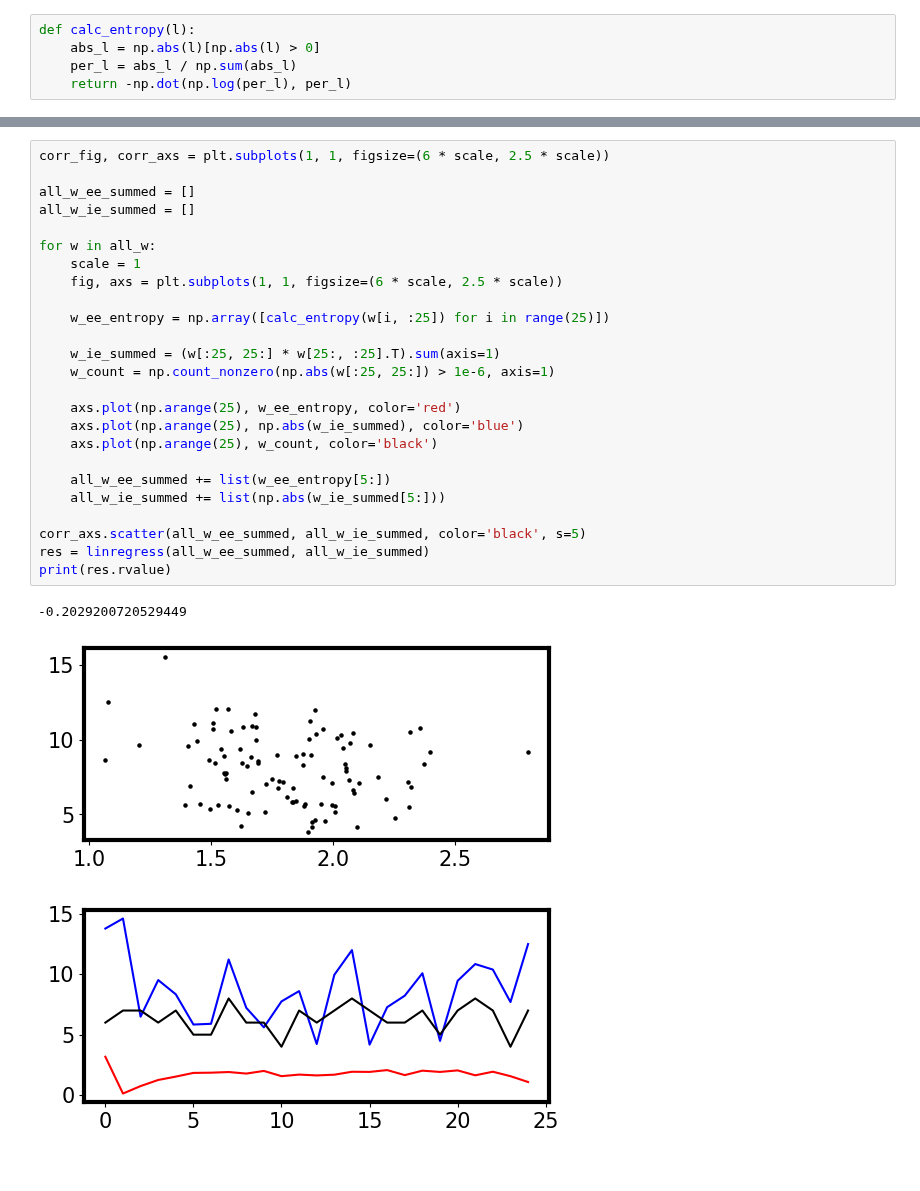
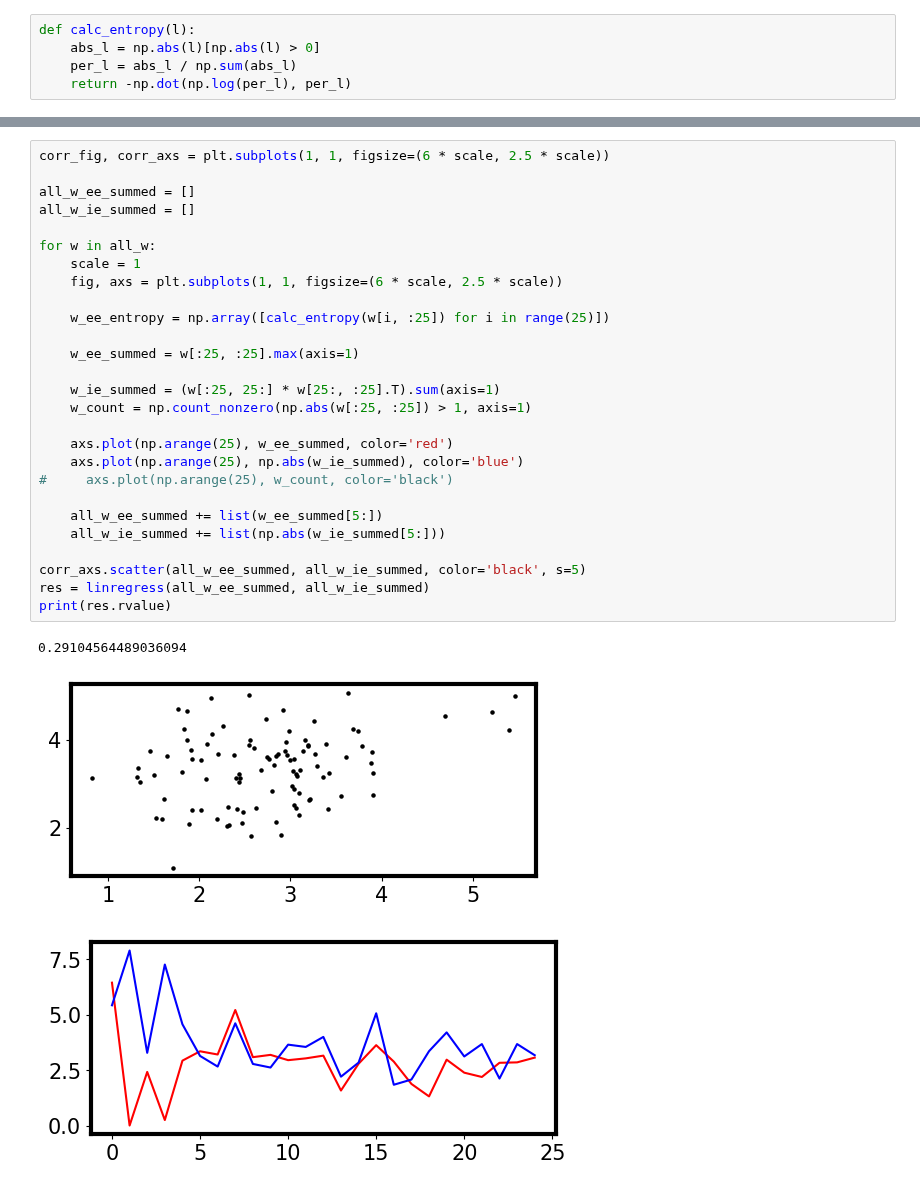
Before and after one commit to davidgbe/automated_plasticity_discovery, a Jupyter notebook: ei_shaped_weight_mat_analysis_.ipynb, the cells around one changed output, grey strips where cells are left out. Cells and saved outputs as stored; diff of their text form.

```diff
--- a/ei_shaped_weight_mat_analysis_.ipynb
+++ b/ei_shaped_weight_mat_analysis_.ipynb
@@ -50,29 +50,31 @@ all_w = [np.array(all_w.iloc[i]).reshape((weight_mat_side_len, weight_mat_side_l
 # %%
 corr_fig, corr_axs = plt.subplots(1, 1, figsize=(6 * scale, 2.5 * scale))
 
 all_w_ee_summed = []
 all_w_ie_summed = []
 
 for w in all_w:
     scale = 1
     fig, axs = plt.subplots(1, 1, figsize=(6 * scale, 2.5 * scale))
 
     w_ee_entropy = np.array([calc_entropy(w[i, :25]) for i in range(25)])
 
+    w_ee_summed = w[:25, :25].max(axis=1)
+
     w_ie_summed = (w[:25, 25:] * w[25:, :25].T).sum(axis=1)
-    w_count = np.count_nonzero(np.abs(w[:25, 25:]) > 1e-6, axis=1)
+    w_count = np.count_nonzero(np.abs(w[:25, :25]) > 1, axis=1)
 
-    axs.plot(np.arange(25), w_ee_entropy, color='red')
+    axs.plot(np.arange(25), w_ee_summed, color='red')
     axs.plot(np.arange(25), np.abs(w_ie_summed), color='blue')
-    axs.plot(np.arange(25), w_count, color='black')
+#     axs.plot(np.arange(25), w_count, color='black')
 
-    all_w_ee_summed += list(w_ee_entropy[5:])
+    all_w_ee_summed += list(w_ee_summed[5:])
     all_w_ie_summed += list(np.abs(w_ie_summed[5:]))
 
 corr_axs.scatter(all_w_ee_summed, all_w_ie_summed, color='black', s=5)
 res = linregress(all_w_ee_summed, all_w_ie_summed)
 print(res.rvalue)
 # %% [output]
--0.2029200720529449
+0.29104564489036094
-[figure, old version]
+[figure, new version]
-[figure, old version]
+[figure, new version]
```
Also changed, not shown: parts of 6 cells of this notebook, 1 other file.
